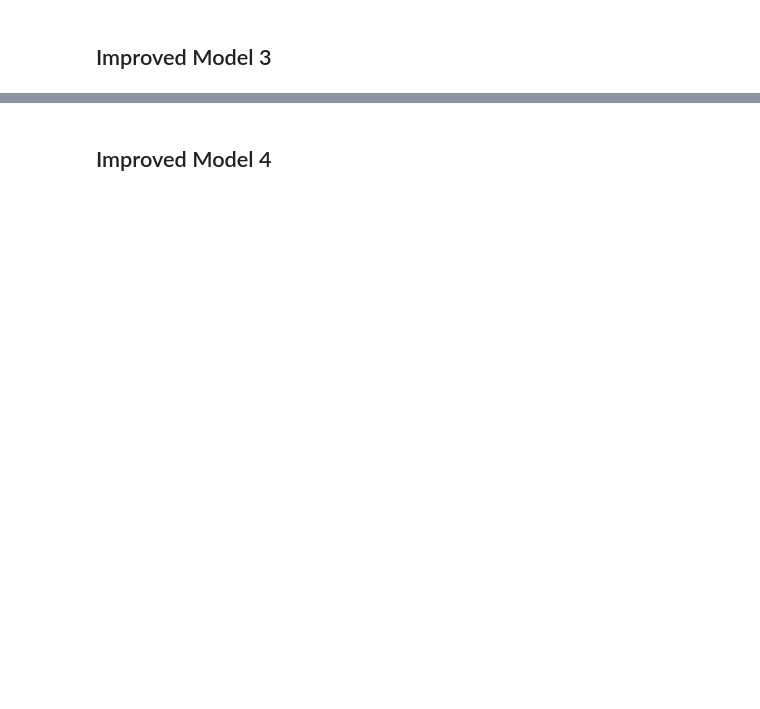
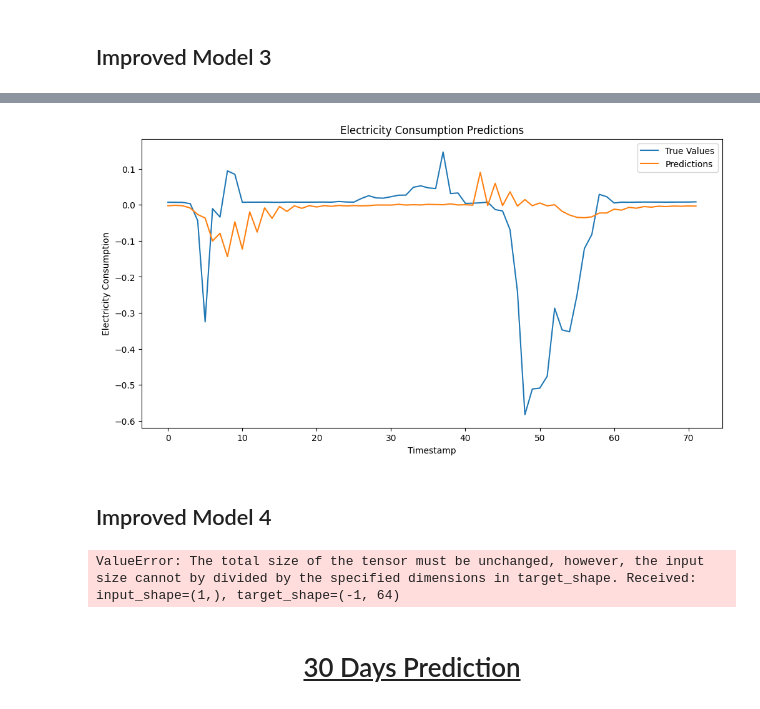
Before and after one commit to dguiraldes/aml_project, a Jupyter notebook: Adri_GRU_3.ipynb, the cells around one changed output, grey strips where cells are left out. Drawn from its saved outputs; the diff is of its cells as text; code cells hidden in the pictures; blank space fills up the shorter version.

```diff
--- a/Adri_GRU_3.ipynb
+++ b/Adri_GRU_3.ipynb
@@ -195,9 +270,10 @@ model2.fit(X_train, y_train, epochs=20, batch_size=32, verbose=1)
 # %%
 model3 = Sequential()
 model3.add(GRU(64, activation='relu', input_shape=(X_train.shape[1], 1)))
+model3.add(Reshape((-1, 64)))
 model3.add(GRU(64, activation='relu', input_shape=(X_train.shape[1], 1)))
 model3.add(Dense(8))
 model3.add(Dense(1))
 model3.compile(optimizer='adam', loss='mse')
 # %%
-model3.fit(X_train, y_train, epochs=20, batch_size=32, verbose=1)
+model3.fit(X_train, y_train, epochs=10, batch_size=32, verbose=1)
@@ -203,0 +302,28 @@ model3.fit(X_train, y_train, epochs=20, batch_size=32, verbose=1)
+# %%
+predictions = []
+ts = y_train.copy()
+
+# Iterate over each timestamp in the test set
+for i in range(len(X_test)):
+    x_input = get_input(ts,lags)
+    pred_value = model3.predict(x_input)
+    ts=np.append(ts,pred_value)
+    # Store the prediction
+    predictions.append(pred_value)
+
+# Convert the list of predictions to numpy array
+predictions = np.array(predictions)
+
+# Reshape the predictions array if needed
+predictions = predictions.reshape(predictions.shape[0], 1)
+
+# Plotting
+plt.figure(figsize=(12, 6))
+plt.plot(y_test, label='True Values')
+plt.plot(predictions, label='Predictions')
+plt.xlabel('Timestamp')
+plt.ylabel('Electricity Consumption')
+plt.title('Electricity Consumption Predictions')
+plt.legend()
+plt.show()
+# %% [output]
@@ -204,13 +347,19 @@ model3.fit(X_train, y_train, epochs=20, batch_size=32, verbose=1)
+[figure, added]
 # %% [markdown]
 ## Improved Model 4
 # %%
 model4 = Sequential()
 model4.add(GRU(64, activation='relu', input_shape=(X_train.shape[1], 1)))
-model4.add(GRU(64, activation='relu', input_shape=(X_train.shape[1], 1)))
+model3.add(Reshape((-1, 64)))
+model4.add(GRU(64, activation='relu'))
 model4.add(Dropout(0.2))
-model4.add(GRU(32, activation='relu', input_shape=(X_train.shape[1], 1)))
+model4.add(GRU(32, activation='relu'))
 model4.add(Dense(8))
 model4.add(Dense(1))
-model4.compile(optimizer='adam', loss='mse')
+model4.compile(optimizer='adam', loss='mse', metrics=[MeanSquaredError(), MeanAbsoluteError()])
+# %% [output]
+ValueError: The total size of the tensor must be unchanged, however, the input size cannot by divided by the specified dimensions in target_shape. Received: input_shape=(1,), target_shape=(-1, 64)
 # %%
 model4.fit(X_train, y_train, epochs=20, batch_size=32, verbose=1)
+# %% [markdown]
+# <center> <u> 30 Days Prediction
```
Also changed, not shown: parts of 8 cells of this notebook.
